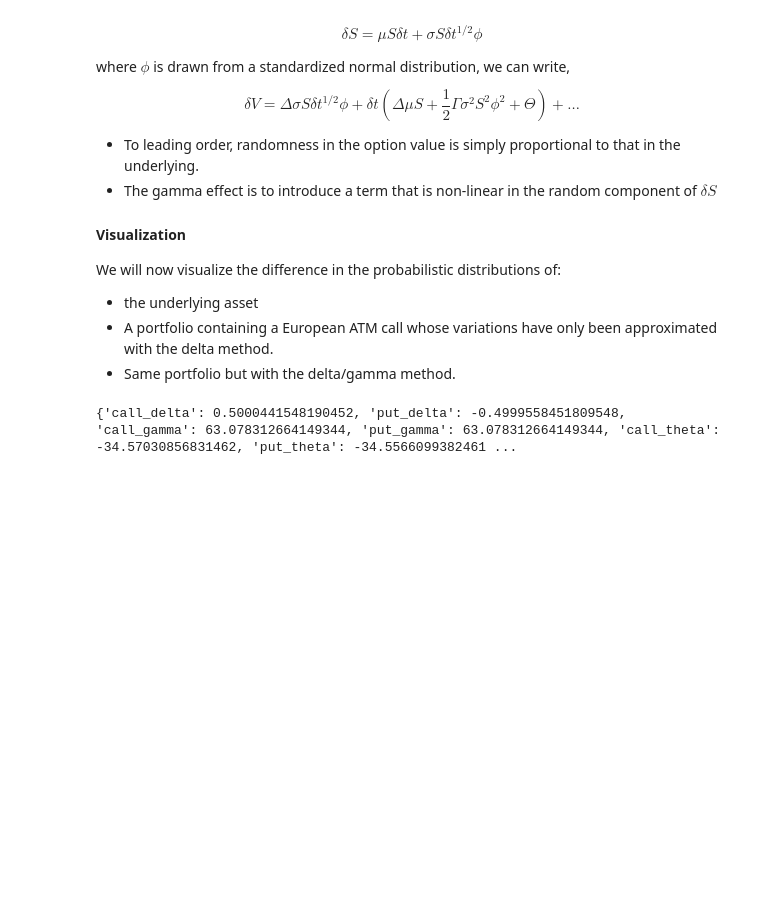
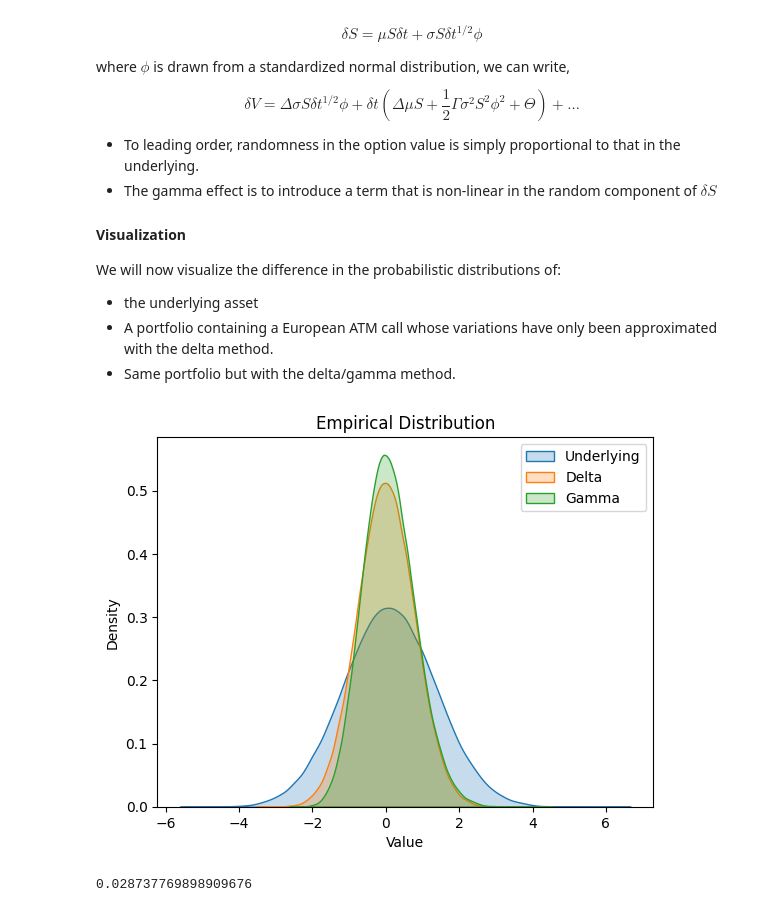
Before and after one commit to eduardo-contreras-dominguez/Quantitative-Finance, a Jupyter notebook: VaR.ipynb, the cells around one changed output. Cells and saved outputs as stored; diff of their text form; code cells hidden in the pictures; blank space fills up the shorter version.

Commit message:
Added greeks computation + VaR of derivatives portgolio calculation.

```diff
--- a/VaR.ipynb
+++ b/VaR.ipynb
@@ -317,14 +318,12 @@ def option_greeks(S, K, r, sigma, T):
 ################# USE CASE ####################
 
 #ATM Call
-S = 100
-K = 100
-r = 0.05
-sigma = 0.2
+#S = 100
+#K = 100
+#r = 0.05
+#sigma = 0.2
 #Maturity: 3M
-T = 0.25
+#T = 0.25
 
-greeks = option_greeks(S, K, r, sigma, T)
-print(greeks)
+#greeks = option_greeks(S, K, r, sigma, T)
+#print(greeks)
-# %% [output]
-{'call_delta': 0.5000441548190452, 'put_delta': -0.4999558451809548, 'call_gamma': 63.078312664149344, 'put_gamma': 63.078312664149344, 'call_theta': -34.57030856831462, 'put_theta': -34.5566099382461 ...
@@ -330,0 +350,39 @@ print(greeks)
+# %%
+def plot_portfolio_distributions(
+    mu,
+    sigma,
+    S = 100,
+    period = 'D',
+    option_type = "call",
+    r = 0.05,
+    K = 100,
+    option_maturity = 0.25):
+
+    #First, computing VaR timeframe
+    if period =="W": period_frame = 1/52
+    elif period == "M": period_frame = 1/12
+    elif period =="Y": period_frame = 1
+    elif period == "D": period_frame = 1/252
+
+    #Compute greeks on our option position
+    greeks = option_greeks(S, K, r, sigma, T = option_maturity)
+    Delta = greeks[f"{option_type}_delta"]
+    Gamma = greeks[f"{option_type}_gamma"]
+    Theta = greeks[f"{option_type}_theta"]
+    #Generate random normal variables
+    L = np.random.normal(size = 100000)
+    S_Change = [mu * S * period_frame + sigma*S*math.sqrt(period_frame)*element for element in L]
+    V_Change_Delta = [Delta*element*(mu*S*period_frame + sigma*S*math.sqrt(period_frame)) for element in L]
+
+    V_Change_Gamma = [Delta * sigma*S*math.sqrt(period_frame)*element + period_frame*(Delta*mu*S + 0.5*Gamma*sigma**2*S**2*element**2 + Theta) for element in L]
+    plotting = [S_Change, V_Change_Delta, V_Change_Gamma]
+    plot_empirical(plotting, labels=["Underlying", "Delta", "Gamma"])
+    return V_Change_Delta
+# %%
+L = plot_portfolio_distributions(mu = 0.25, sigma= 0.20)
+# %% [output]
+[figure, added]
+# %%
+print(min(L))
+# %% [output]
+0.028737769898909676
```
Also changed, not shown: parts of 2 cells of this notebook.
